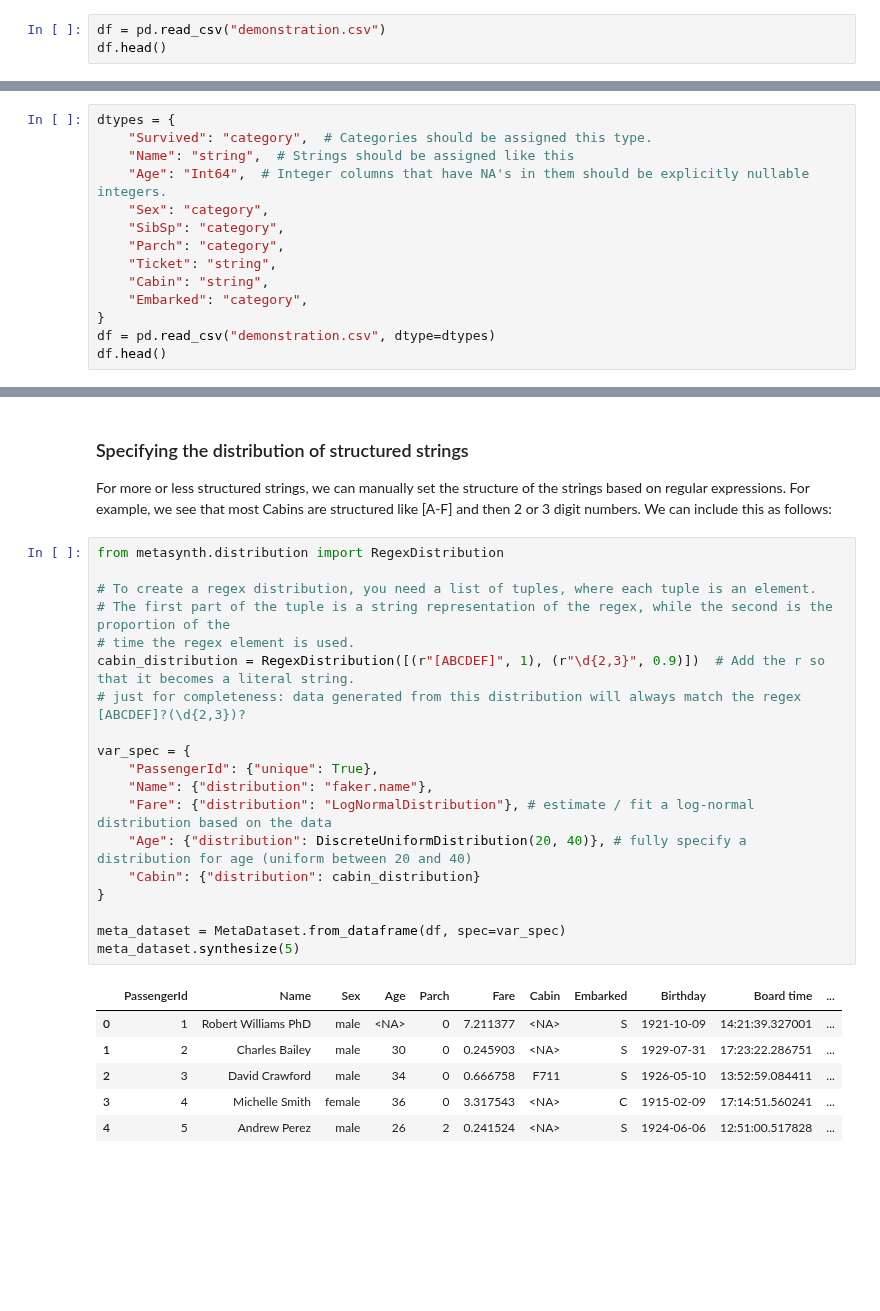
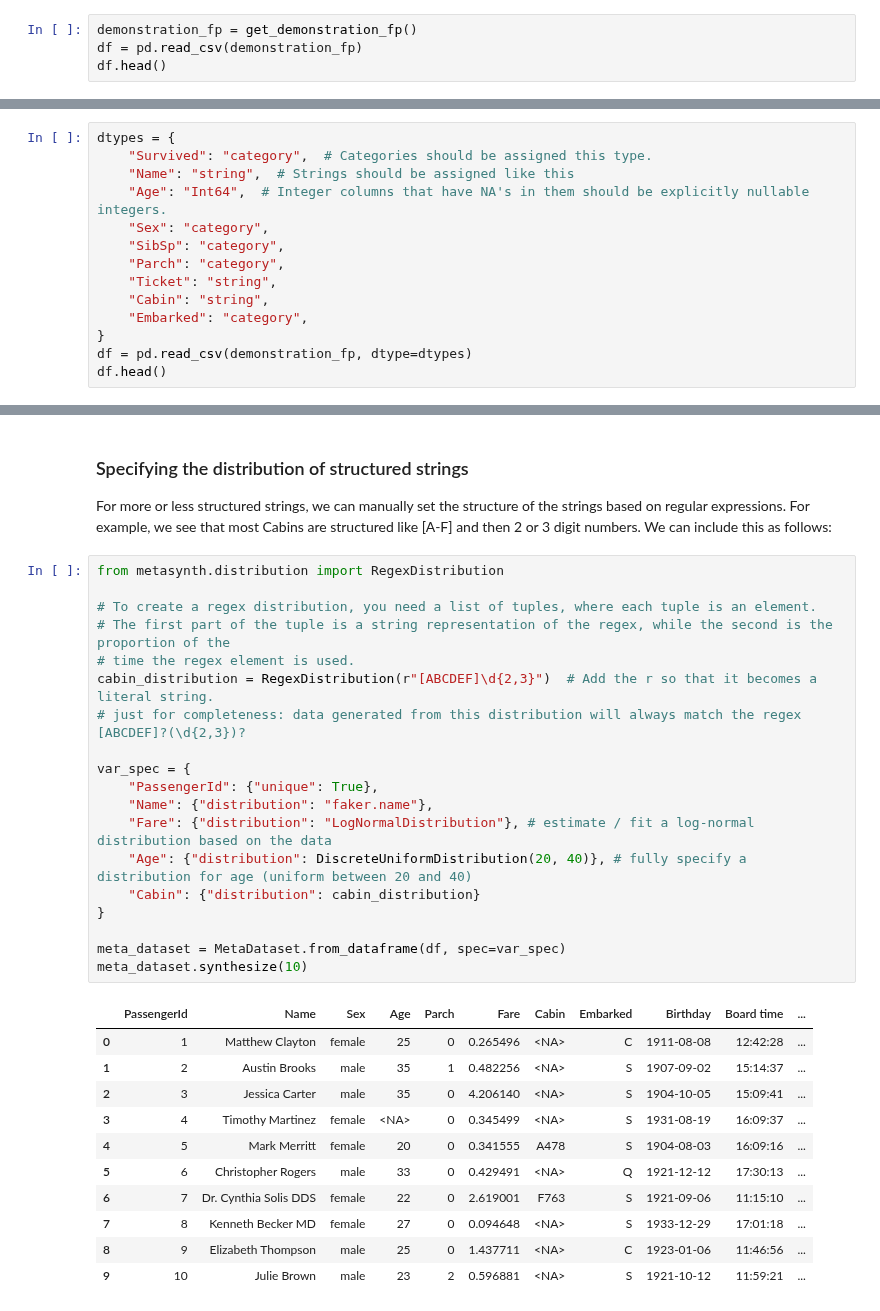
Before and after one commit to sodascience/metasyn, a Jupyter notebook: examples/advanced_tutorial.ipynb, the cells around one changed output, grey strips where cells are left out. Saved outputs shown, nothing was run; the diff lists cells and outputs as text; blank space fills up the shorter version.

```diff
--- a/examples/advanced_tutorial.ipynb
+++ b/examples/advanced_tutorial.ipynb
@@ -16,7 +17,8 @@ from metasynth import MetaDataset
 
 The first step in creating the metadata is reading and converting your dataset to a pandas DataFrame.
 # %%
-df = pd.read_csv("demonstration.csv")
+demonstration_fp = get_demonstration_fp()
+df = pd.read_csv(demonstration_fp)
 df.head()
 # %% [output]
 |  | PassengerId | Name | Sex | Age | Parch | Fare | Cabin | Embarked | Birthday | Board time | ... |
@@ -41,7 +43,7 @@ dtypes = {
     "Cabin": "string",
     "Embarked": "category",
 }
-df = pd.read_csv("demonstration.csv", dtype=dtypes)
+df = pd.read_csv(demonstration_fp, dtype=dtypes)
 df.head()
 # %% [output]
 |  | PassengerId | Name | Sex | Age | Parch | Fare | Cabin | Embarked | Birthday | Board time | ... |
@@ -226,26 +230,31 @@ For more or less structured strings, we can manually set the structure of the st
 # %%
 from metasynth.distribution import RegexDistribution
 
 # To create a regex distribution, you need a list of tuples, where each tuple is an element.
 # The first part of the tuple is a string representation of the regex, while the second is the proportion of the
 # time the regex element is used.
-cabin_distribution = RegexDistribution([(r"[ABCDEF]", 1), (r"\d{2,3}", 0.9)])  # Add the r so that it becomes a literal string.
+cabin_distribution = RegexDistribution(r"[ABCDEF]\d{2,3}")  # Add the r so that it becomes a literal string.
 # just for completeness: data generated from this distribution will always match the regex [ABCDEF]?(\d{2,3})?
 
 var_spec = {
     "PassengerId": {"unique": True},
     "Name": {"distribution": "faker.name"},
     "Fare": {"distribution": "LogNormalDistribution"}, # estimate / fit a log-normal distribution based on the data
     "Age": {"distribution": DiscreteUniformDistribution(20, 40)}, # fully specify a distribution for age (uniform between 20 and 40)
     "Cabin": {"distribution": cabin_distribution}
 }
 
 meta_dataset = MetaDataset.from_dataframe(df, spec=var_spec)
-meta_dataset.synthesize(5)
+meta_dataset.synthesize(10)
 # %% [output]
 |  | PassengerId | Name | Sex | Age | Parch | Fare | Cabin | Embarked | Birthday | Board time | ... |
-| 0 | 1 | Robert Williams PhD | male | <NA> | 0 | 7.211377 | <NA> | S | 1921-10-09 | 14:21:39.327001 | ... |
-| 1 | 2 | Charles Bailey | male | 30 | 0 | 0.245903 | <NA> | S | 1929-07-31 | 17:23:22.286751 | ... |
-| 2 | 3 | David Crawford | male | 34 | 0 | 0.666758 | F711 | S | 1926-05-10 | 13:52:59.084411 | ... |
-| 3 | 4 | Michelle Smith | female | 36 | 0 | 3.317543 | <NA> | C | 1915-02-09 | 17:14:51.560241 | ... |
-| 4 | 5 | Andrew Perez | male | 26 | 2 | 0.241524 | <NA> | S | 1924-06-06 | 12:51:00.517828 | ... |
+| 0 | 1 | Matthew Clayton | female | 25 | 0 | 0.265496 | <NA> | C | 1911-08-08 | 12:42:28 | ... |
+| 1 | 2 | Austin Brooks | male | 35 | 1 | 0.482256 | <NA> | S | 1907-09-02 | 15:14:37 | ... |
+| 2 | 3 | Jessica Carter | male | 35 | 0 | 4.206140 | <NA> | S | 1904-10-05 | 15:09:41 | ... |
+| 3 | 4 | Timothy Martinez | female | <NA> | 0 | 0.345499 | <NA> | S | 1931-08-19 | 16:09:37 | ... |
+| 4 | 5 | Mark Merritt | female | 20 | 0 | 0.341555 | A478 | S | 1904-08-03 | 16:09:16 | ... |
+| 5 | 6 | Christopher Rogers | male | 33 | 0 | 0.429491 | <NA> | Q | 1921-12-12 | 17:30:13 | ... |
+| 6 | 7 | Dr. Cynthia Solis DDS | female | 22 | 0 | 2.619001 | F763 | S | 1921-09-06 | 11:15:10 | ... |
+| 7 | 8 | Kenneth Becker MD | female | 27 | 0 | 0.094648 | <NA> | S | 1933-12-29 | 17:01:18 | ... |
+| 8 | 9 | Elizabeth Thompson | male | 25 | 0 | 1.437711 | <NA> | C | 1923-01-06 | 11:46:56 | ... |
+| 9 | 10 | Julie Brown | male | 23 | 2 | 0.596881 | <NA> | S | 1921-10-12 | 11:59:21 | ... |
```
Also changed, not shown: parts of 12 cells of this notebook, 10 other files.
